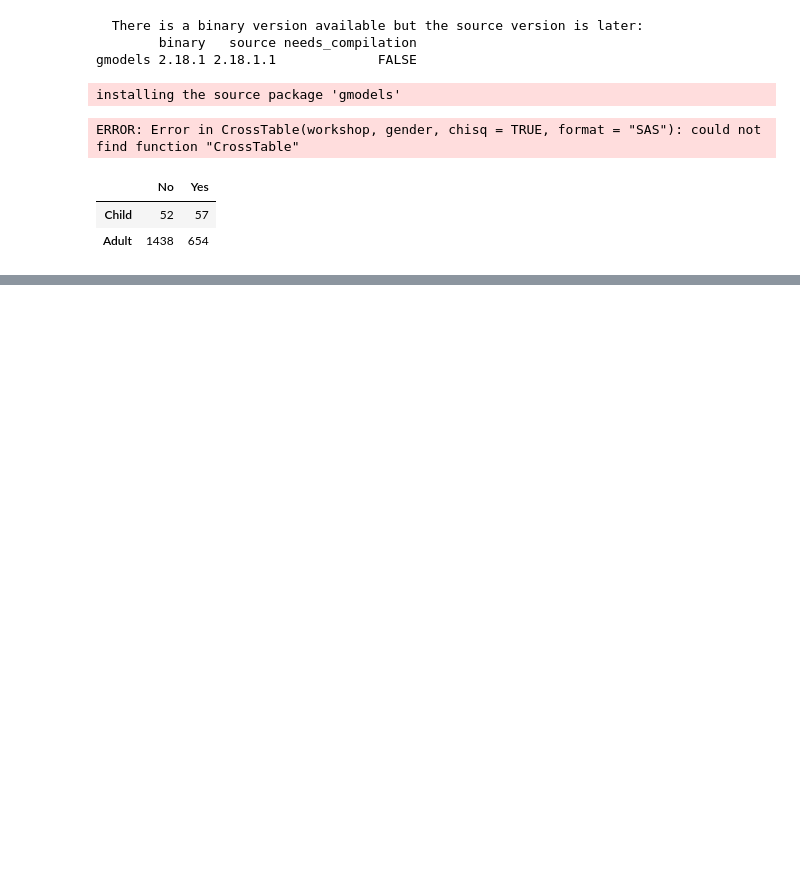
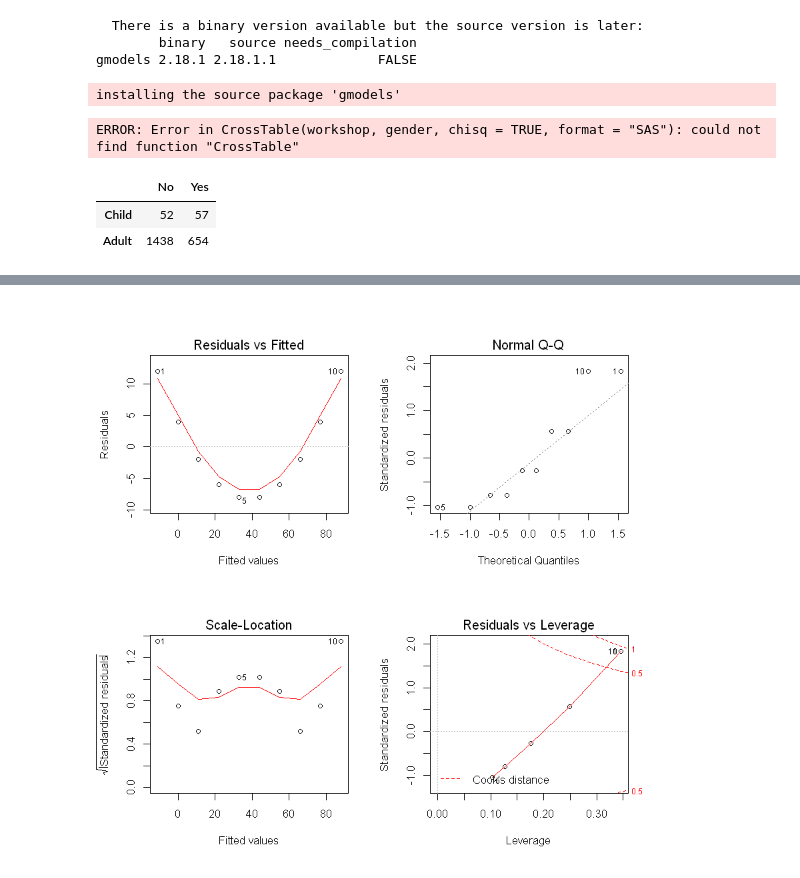
Before and after one commit to etorpy/R_and_Python_Resources, a Jupyter notebook: R Programming for SPSS Users.ipynb, the cells around one changed output, grey strips where cells are left out. Cells and saved outputs as stored; diff of their text form; code cells hidden in the pictures; blank space fills up the shorter version.

```diff
--- a/R Programming for SPSS Users.ipynb
+++ b/R Programming for SPSS Users.ipynb
@@ -282,0 +411,6 @@ df
+# %%
+#model <- lm(y ~ x)  # Linear regression model y = A + B * x.
+#summary(model)  # Display an in-depth summary of the model.
+
+model = lm(y~x, data=df)
+summary(model)
@@ -282,0 +466,5 @@ df
+# %%
+par(mfrow = c(2, 2))  # Create a 2 by 2 layout for figures.
+plot(model)  # Output diagnostic plots of the model.
+# %% [output]
+[figure, added]
```
Also changed, not shown: parts of 26 cells of this notebook.
